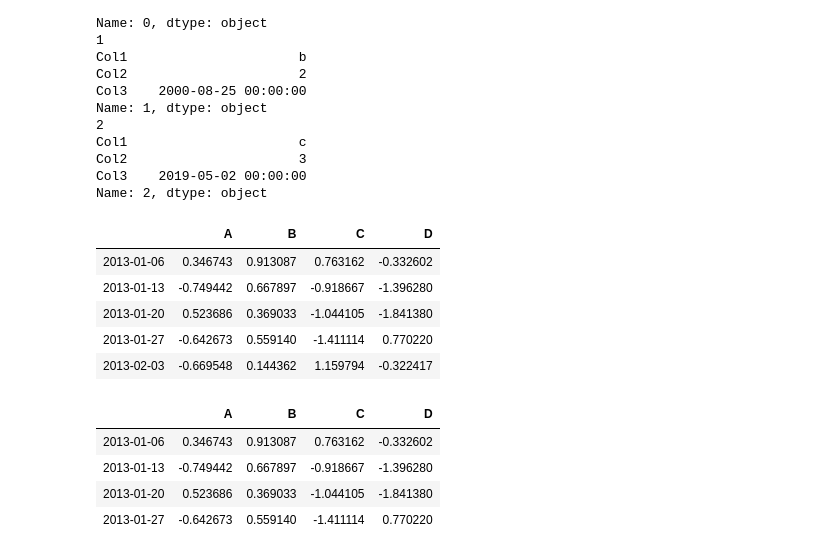
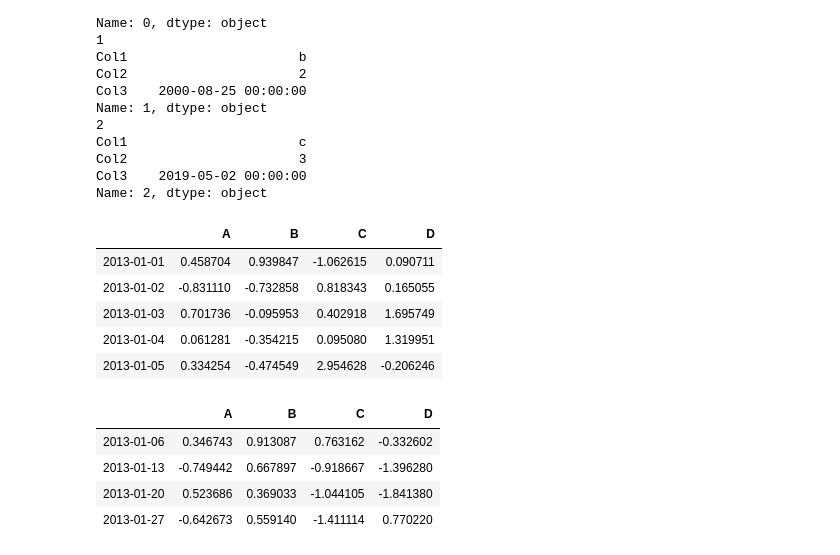
Before and after one commit to RafaelHarispe/WorkShopDS, a Jupyter notebook: Taller Pandas DF.ipynb, the cells around one changed output. Saved outputs shown, nothing was run; the diff lists cells and outputs as text; code cells hidden in the pictures.

```diff
--- a/Taller Pandas DF.ipynb
+++ b/Taller Pandas DF.ipynb
@@ -992,18 +1030,19 @@ Name: 2, dtype: object
 ## Guardar CSV
 df.to_csv('salida.csv')
 # %%
+import numpy as np
 data = np.random.randn(40, 4)
 df1 = pd.DataFrame(data,
                     columns=list('ABCD'),
-                    index=pd.date_range('20130101', periods=40, freq='W'))
+                    index=pd.date_range('20130101', periods=40, freq='D'))
 df1.head()
 # %% [output]
 |  | A | B | C | D |
-| 2013-01-06 | 0.346743 | 0.913087 | 0.763162 | -0.332602 |
-| 2013-01-13 | -0.749442 | 0.667897 | -0.918667 | -1.396280 |
-| 2013-01-20 | 0.523686 | 0.369033 | -1.044105 | -1.841380 |
-| 2013-01-27 | -0.642673 | 0.559140 | -1.411114 | 0.770220 |
-| 2013-02-03 | -0.669548 | 0.144362 | 1.159794 | -0.322417 |
+| 2013-01-01 | 0.458704 | 0.939847 | -1.062615 | 0.090711 |
+| 2013-01-02 | -0.831110 | -0.732858 | 0.818343 | 0.165055 |
+| 2013-01-03 | 0.701736 | -0.095953 | 0.402918 | 1.695749 |
+| 2013-01-04 | 0.061281 | -0.354215 | 0.095080 | 1.319951 |
+| 2013-01-05 | 0.334254 | -0.474549 | 2.954628 | -0.206246 |
 # %%
 df1['20130101':'20130131']
 # %% [output]
```
Also changed, not shown: parts of 9 cells of this notebook, 1 other file.
